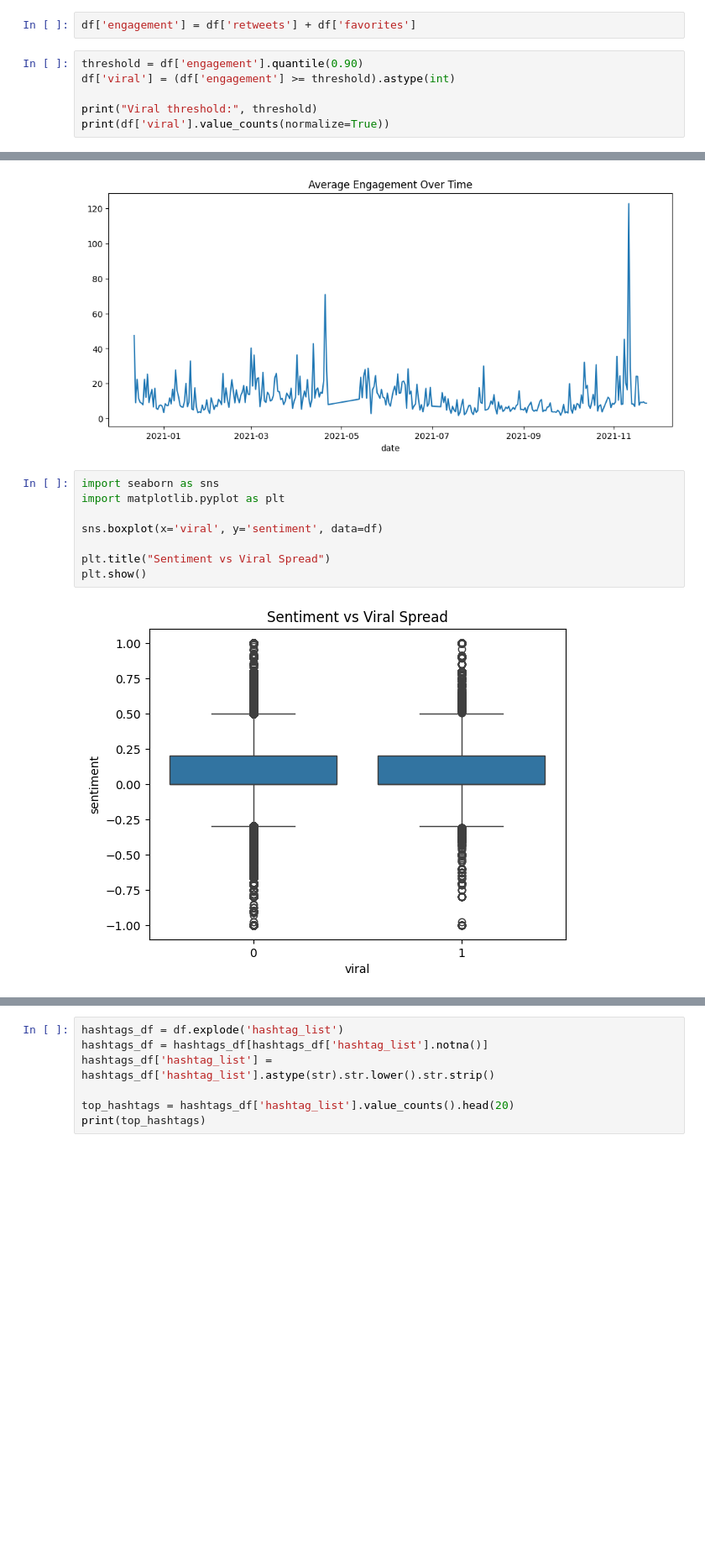
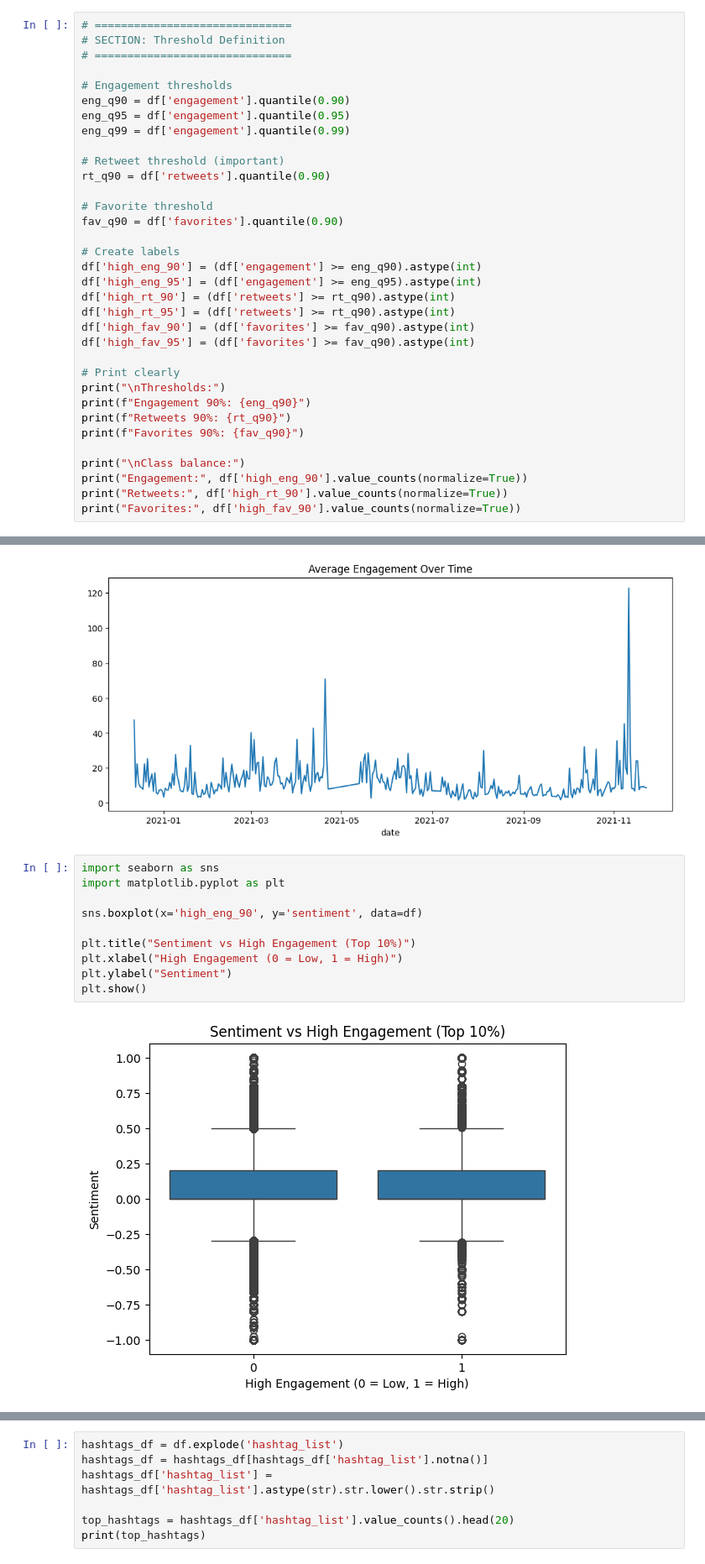
Before and after one commit to palkiran2000/vaccine-diffusion-analysis, a Jupyter notebook: Diffusion and Amplification Analysis.ipynb, the cells around one changed output, grey strips where cells are left out. Shown at 84% size. Drawn from its saved outputs; the diff is of its cells as text; blank space fills up the shorter version.

```diff
--- a/Diffusion and Amplification Analysis.ipynb
+++ b/Diffusion and Amplification Analysis.ipynb
@@ -67,12 +90,38 @@ dtype: object
 2       0.0        0.0         0.0
 3     446.0     2129.0      2575.0
 4       0.0        0.0         0.0
-# %%
-df['engagement'] = df['retweets'] + df['favorites']
 # %%
-threshold = df['engagement'].quantile(0.90)
-df['viral'] = (df['engagement'] >= threshold).astype(int)
+# ==============================
+# SECTION: Threshold Definition
+# ==============================
 
-print("Viral threshold:", threshold)
-print(df['viral'].value_counts(normalize=True))
+# Engagement thresholds
+eng_q90 = df['engagement'].quantile(0.90)
+eng_q95 = df['engagement'].quantile(0.95)
+eng_q99 = df['engagement'].quantile(0.99)
+
+# Retweet threshold (important)
+rt_q90 = df['retweets'].quantile(0.90)
+
+# Favorite threshold
+fav_q90 = df['favorites'].quantile(0.90)
+
+# Create labels
+df['high_eng_90'] = (df['engagement'] >= eng_q90).astype(int)
+df['high_eng_95'] = (df['engagement'] >= eng_q95).astype(int)
+df['high_rt_90'] = (df['retweets'] >= rt_q90).astype(int)
+df['high_rt_95'] = (df['retweets'] >= rt_q90).astype(int)
+df['high_fav_90'] = (df['favorites'] >= fav_q90).astype(int)
+df['high_fav_95'] = (df['favorites'] >= fav_q90).astype(int)
+
+# Print clearly
+print("\nThresholds:")
+print(f"Engagement 90%: {eng_q90}")
+print(f"Retweets 90%: {rt_q90}")
+print(f"Favorites 90%: {fav_q90}")
+
+print("\nClass balance:")
+print("Engagement:", df['high_eng_90'].value_counts(normalize=True))
+print("Retweets:", df['high_rt_90'].value_counts(normalize=True))
+print("Favorites:", df['high_fav_90'].value_counts(normalize=True))
 # %% [output]
@@ -110,10 +172,12 @@ engagement_per_day.plot(figsize=(12,5), title="Average Engagement Over Time")
 # %%
 import seaborn as sns
 import matplotlib.pyplot as plt
 
-sns.boxplot(x='viral', y='sentiment', data=df)
+sns.boxplot(x='high_eng_90', y='sentiment', data=df)
 
-plt.title("Sentiment vs Viral Spread")
+plt.title("Sentiment vs High Engagement (Top 10%)")
+plt.xlabel("High Engagement (0 = Low, 1 = High)")
+plt.ylabel("Sentiment")
 plt.show()
 # %% [output]
-[figure, old version]
+[figure, new version]
```
Also changed, not shown: parts of 12 cells of this notebook.
